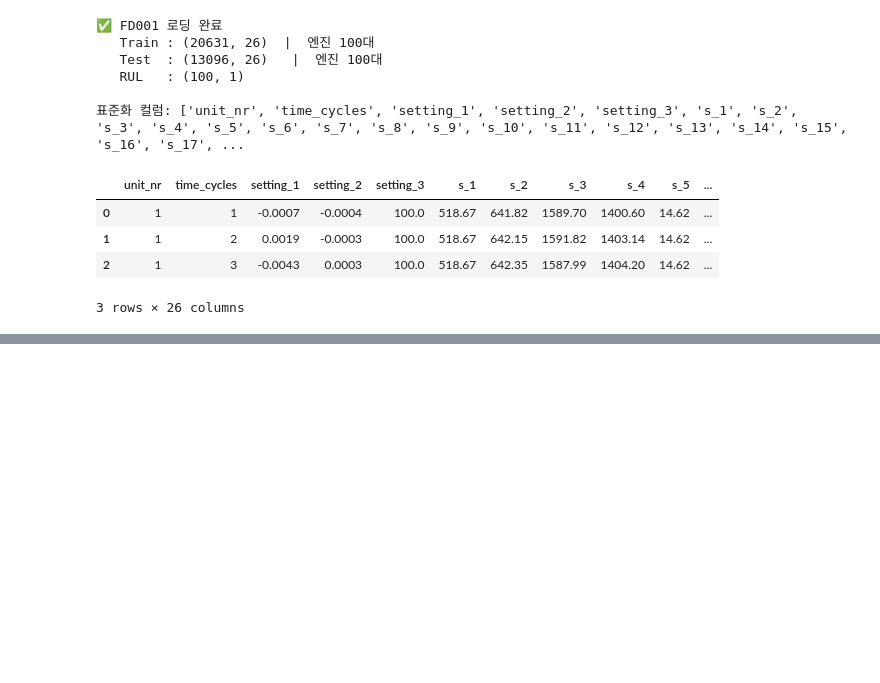
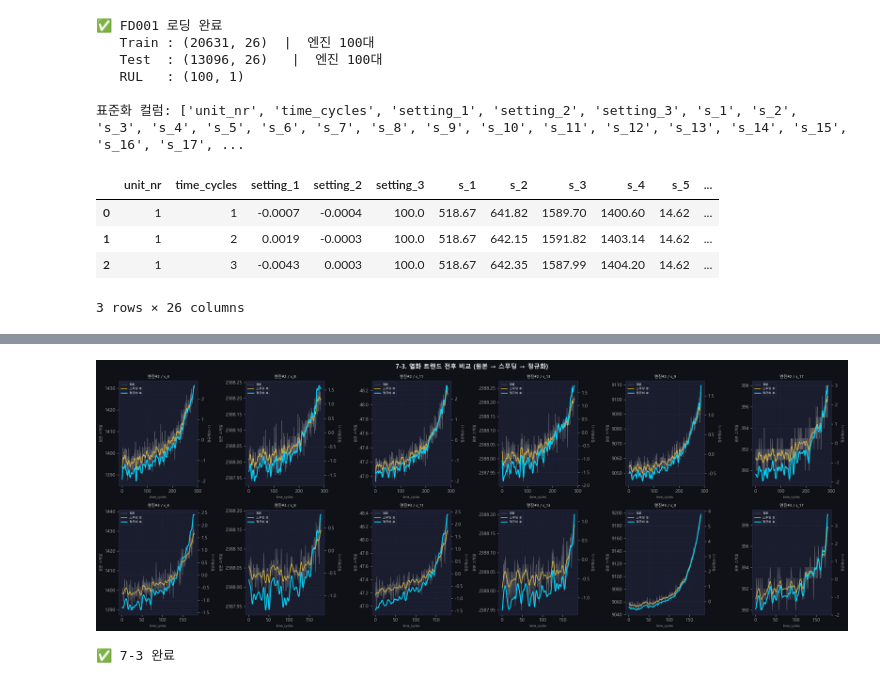
Before and after one commit to dlalswns0211/sparta_project_4_team16, a Jupyter notebook: YJ/FD001_test1_V3.ipynb, the cells around one changed output, grey strips where cells are left out. Saved outputs shown, nothing was run; the diff lists cells and outputs as text; code cells hidden in the pictures; blank space fills up the shorter version.

```diff
--- a/YJ/FD001_test1_V3.ipynb
+++ b/YJ/FD001_test1_V3.ipynb
@@ -231,0 +493,35 @@ SyntaxError: invalid character '—' (U+2014) (2564690231.py, line 4)
+# %%
+# 7-3 수정: 원본 → 스무딩 후 → 정규화 후 3단계 비교
+sample_sensors = ['s_4','s_8','s_11','s_13','s_9','s_17']
+sample_units   = subtrain['unit_nr'].unique()[:2]
+
+fig, axes = plt.subplots(len(sample_units), len(sample_sensors), figsize=(22, 8))
+fig.suptitle('7-3. 열화 트렌드 전후 비교 (원본 → 스무딩 → 정규화)',
+             fontsize=13, fontweight='bold')
+
+for ri, uid in enumerate(sample_units):
+    raw_data    = train_raw[train_raw['unit_nr']==uid].sort_values('time_cycles')
+    smooth_data = train_s3[train_s3['unit_nr']==uid].sort_values('time_cycles')
+    norm_data   = subtrain_s4[subtrain_s4['unit_nr']==uid].sort_values('time_cycles')
+    for ci, s in enumerate(sample_sensors):
+        ax = axes[ri, ci]
+        ax2 = ax.twinx()  # 정규화 후는 다른 y축
+        ax.plot(raw_data['time_cycles'],    raw_data[s],
+                color=GRAY, lw=1, alpha=0.5, label='원본')
+        ax.plot(smooth_data['time_cycles'], smooth_data[s],
+                color=C[3], lw=1.5, alpha=0.8, label='스무딩 후')
+        ax2.plot(norm_data['time_cycles'],  norm_data[s],
+                 color=C[0], lw=2, label='정규화 후')
+        ax.set_title(f'엔진#{uid} / {s}', fontsize=8)
+        ax.set_xlabel('time_cycles', fontsize=7)
+        ax.set_ylabel('원본 스케일', fontsize=7)
+        ax2.set_ylabel('정규화(0~1)', fontsize=7)
+        lines1, labels1 = ax.get_legend_handles_labels()
+        lines2, labels2 = ax2.get_legend_handles_labels()
+        ax.legend(lines1+lines2, labels1+labels2, fontsize=6)
+
+plt.tight_layout(); plt.show()
+print('✅ 7-3 완료')
+# %% [output]
+[figure, added]
+✅ 7-3 완료
```
Also changed, not shown: parts of 14 cells of this notebook, 3 other files.
